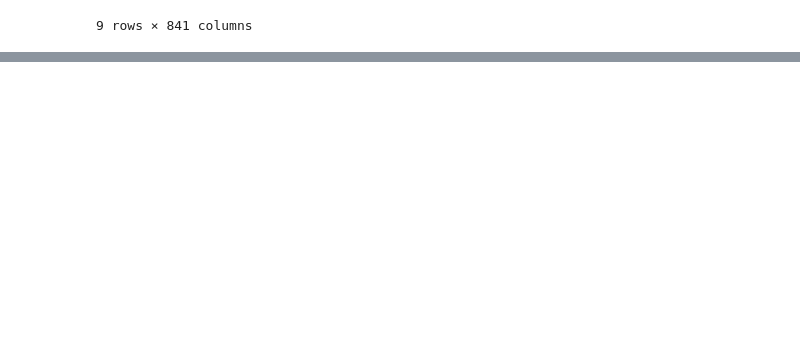
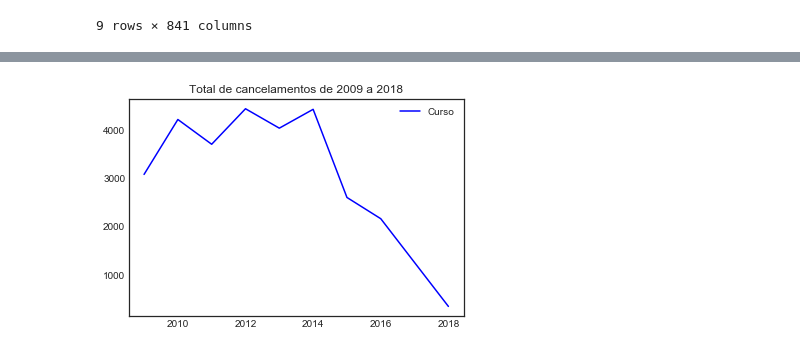
Before and after one commit to bigodel/UFRN-course-analysis, a Jupyter notebook: src/course_analysis.ipynb, the cells around one changed output, grey strips where cells are left out. Drawn from its saved outputs; the diff is of its cells as text; code cells hidden in the pictures; blank space fills up the shorter version.

Commit message:
Manipulating data from pivot tables

```diff
--- a/src/course_analysis.ipynb
+++ b/src/course_analysis.ipynb
@@ -205,0 +200,6 @@ plt.show()
+# %%
+x = pd.pivot_table(CanceladoTotal,
+               index='ano_ingresso',
+               values='nome_curso',
+               aggfunc='count').fillna(0).astype(int).reset_index()
+x
@@ -205,0 +217,8 @@ plt.show()
+# %%
+plt.plot(x['ano_ingresso'],
+         x['nome_curso'], c='blue', label='Curso')
+plt.legend(loc='upper right')
+plt.title('Total de cancelamentos de 2009 a 2018')
+plt.show()
+# %% [output]
+[figure, added]
```
Also changed, not shown: parts of 10 cells of this notebook.
